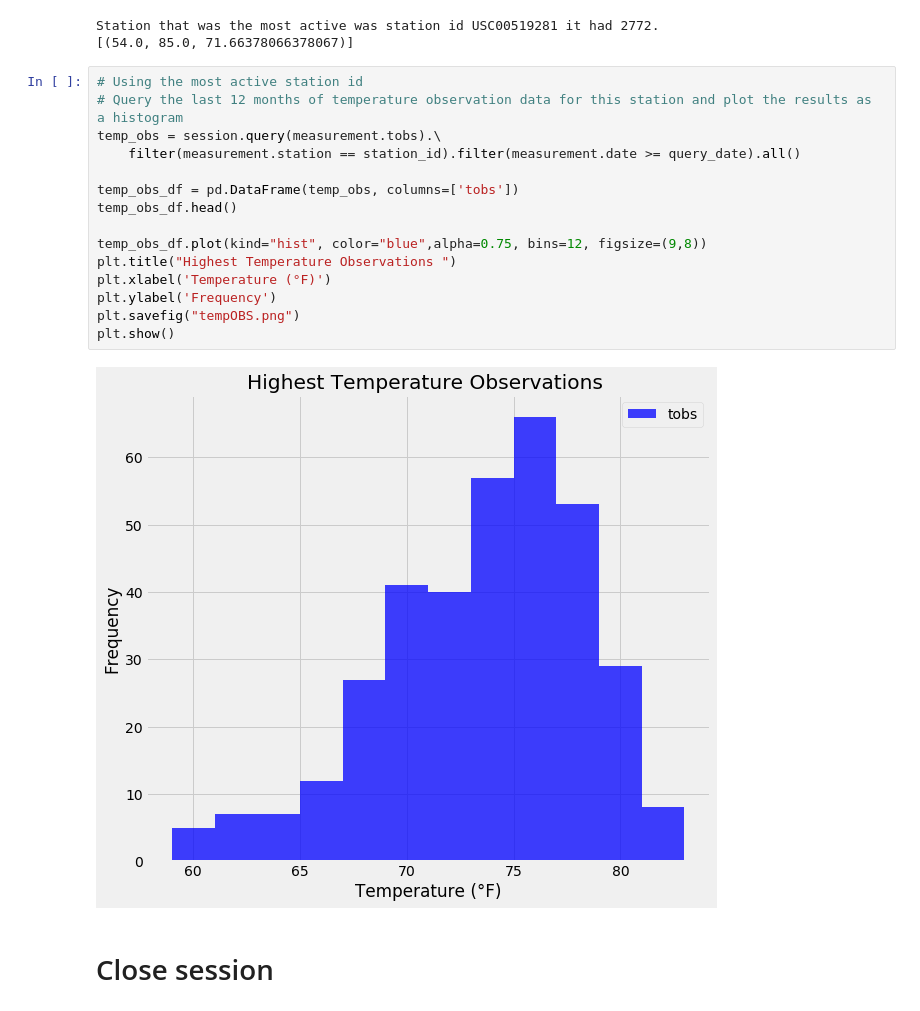
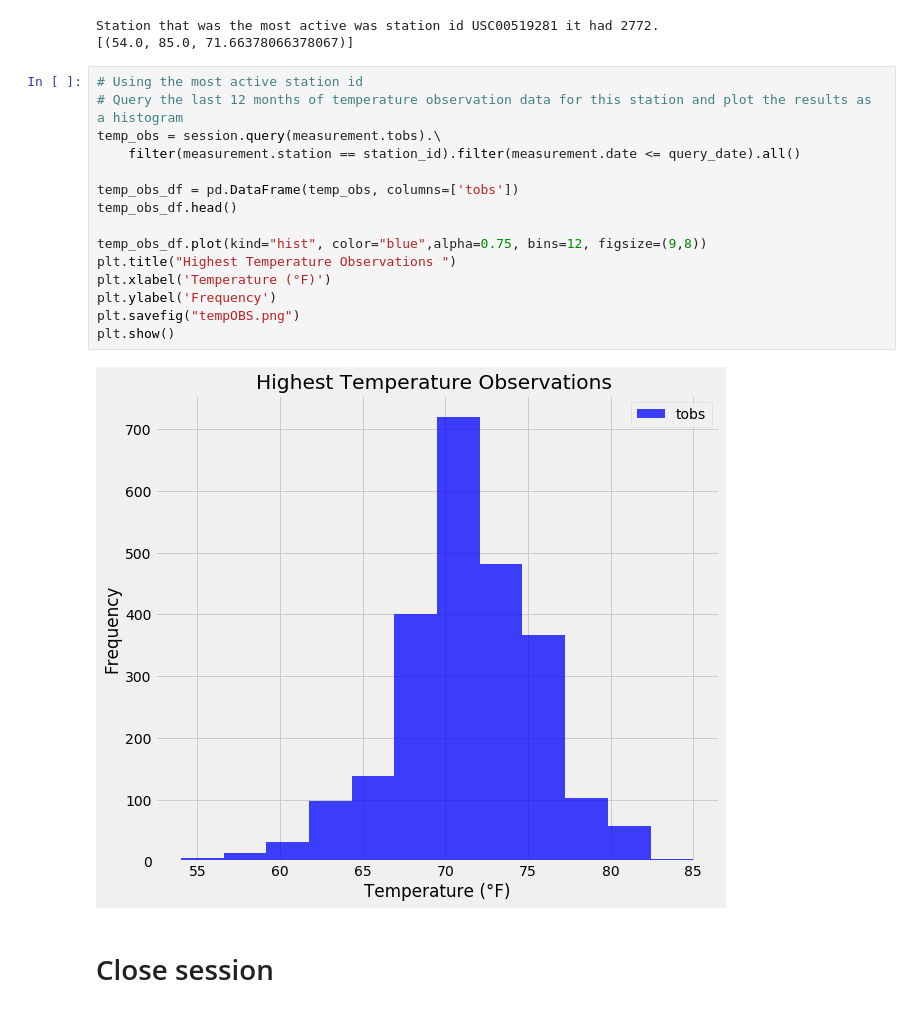
Before and after one commit to abednarz210/SQLalchemy_surfs_up, a Jupyter notebook: climate_starter.ipynb, the cells around one changed output. Cells and saved outputs as stored; diff of their text form.

Commit message:
update histogram

```diff
--- a/climate_starter.ipynb
+++ b/climate_starter.ipynb
@@ -131,20 +131,20 @@ Station that was the most active was station id USC00519281 it had 2772.
 # %%
 # Using the most active station id
 # Query the last 12 months of temperature observation data for this station and plot the results as a histogram
 temp_obs = session.query(measurement.tobs).\
-    filter(measurement.station == station_id).filter(measurement.date >= query_date).all()
+    filter(measurement.station == station_id).filter(measurement.date <= query_date).all()
 
 temp_obs_df = pd.DataFrame(temp_obs, columns=['tobs'])
 temp_obs_df.head()
 
 temp_obs_df.plot(kind="hist", color="blue",alpha=0.75, bins=12, figsize=(9,8))
 plt.title("Highest Temperature Observations ")
 plt.xlabel('Temperature (°F)')
 plt.ylabel('Frequency')
 plt.savefig("tempOBS.png")
 plt.show()
 # %% [output]
-[figure, old version]
+[figure, new version]
 # %% [markdown]
 # Close session
 # %%
```
Also changed, not shown: 2 other files.
